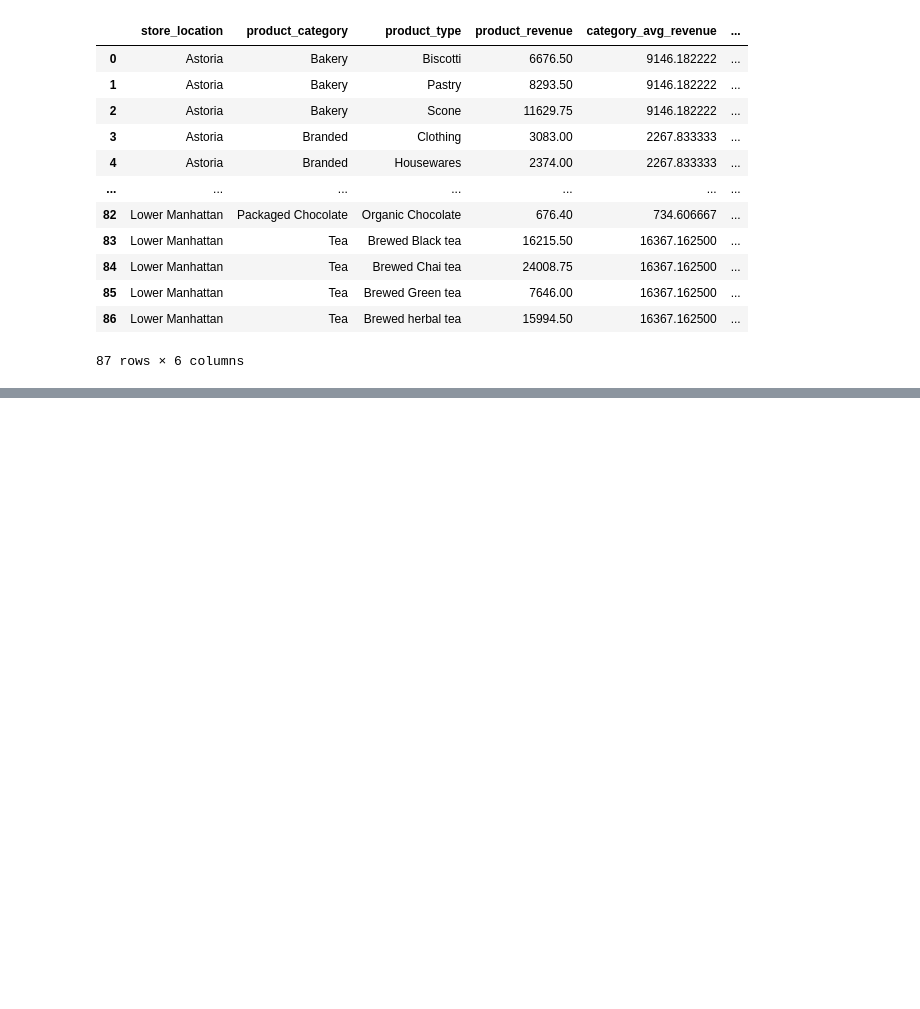
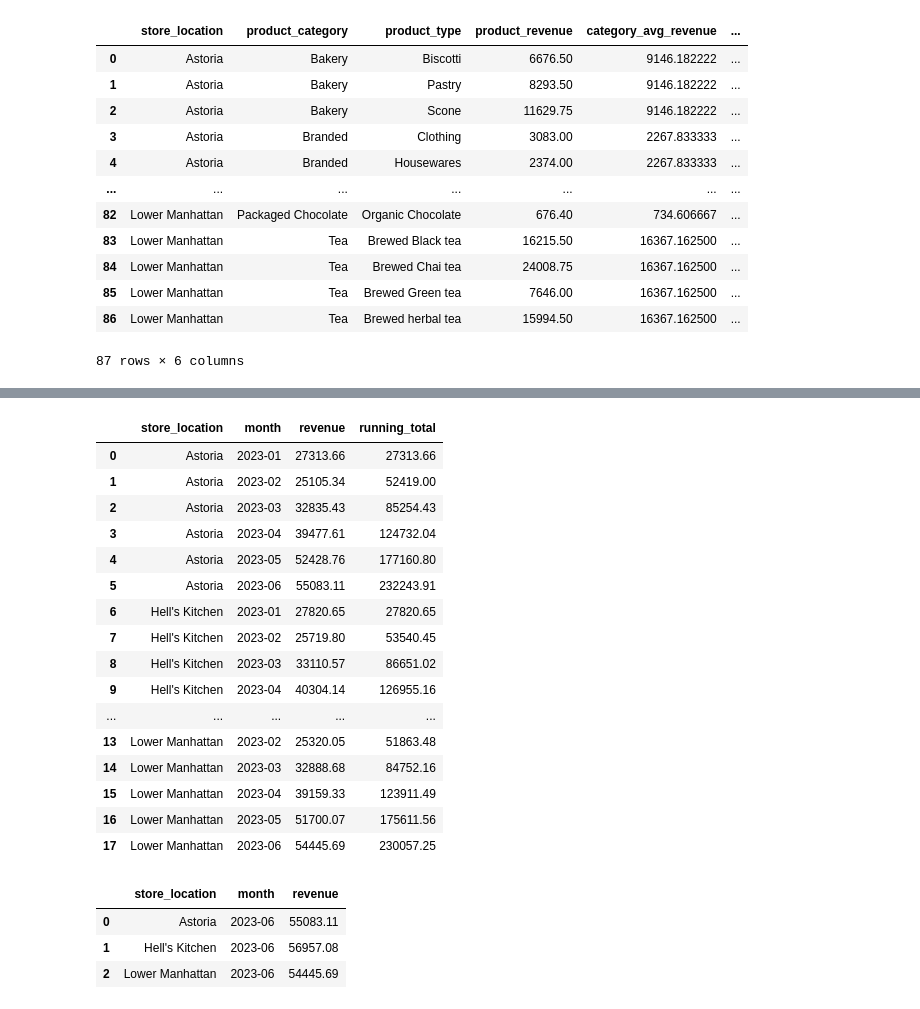
Before and after one commit to fairozkhanofficial/SQL-practice, a Jupyter notebook: SQL_Practice.ipynb, the cells around one changed output, grey strips where cells are left out. Cells and saved outputs as stored; diff of their text form; code cells hidden in the pictures; blank space fills up the shorter version.

Commit message:
add cert-prep queries: monthly revenue, running totals, CTE rankings

```diff
--- a/SQL_Practice.ipynb
+++ b/SQL_Practice.ipynb
@@ -346,0 +427,78 @@ JOIN category_avg_cte c
+# %%
+# Running Total Revenue Per Store By Month
+run("""WITH monthly_revenue AS
+(
+    SELECT
+        store_location,
+        strftime('%Y-%m', transaction_date) AS month,
+        SUM(revenue) AS revenue
+    FROM coffee
+    GROUP BY
+        store_location,
+        strftime('%Y-%m', transaction_date)
+)
+
+SELECT
+    store_location,
+    month,
+    revenue,
+    SUM(revenue)
+        OVER(
+            PARTITION BY store_location
+            ORDER BY month
+        ) AS running_total
+FROM monthly_revenue""")
+# %% [output]
+|  | store_location | month | revenue | running_total |
+| 0 | Astoria | 2023-01 | 27313.66 | 27313.66 |
+| 1 | Astoria | 2023-02 | 25105.34 | 52419.00 |
+| 2 | Astoria | 2023-03 | 32835.43 | 85254.43 |
+| 3 | Astoria | 2023-04 | 39477.61 | 124732.04 |
+| 4 | Astoria | 2023-05 | 52428.76 | 177160.80 |
+| 5 | Astoria | 2023-06 | 55083.11 | 232243.91 |
+| 6 | Hell's Kitchen | 2023-01 | 27820.65 | 27820.65 |
+| 7 | Hell's Kitchen | 2023-02 | 25719.80 | 53540.45 |
+| 8 | Hell's Kitchen | 2023-03 | 33110.57 | 86651.02 |
+| 9 | Hell's Kitchen | 2023-04 | 40304.14 | 126955.16 |
+| ... | ... | ... | ... | ... |
+| 13 | Lower Manhattan | 2023-02 | 25320.05 | 51863.48 |
+| 14 | Lower Manhattan | 2023-03 | 32888.68 | 84752.16 |
+| 15 | Lower Manhattan | 2023-04 | 39159.33 | 123911.49 |
+| 16 | Lower Manhattan | 2023-05 | 51700.07 | 175611.56 |
+| 17 | Lower Manhattan | 2023-06 | 54445.69 | 230057.25 |
+# %%
+# Highest Revenue Month For Each Store
+run("""WITH monthly_revenue AS
+(
+    SELECT
+        store_location,
+        strftime('%Y-%m', transaction_date) AS month,
+        SUM(revenue) AS revenue
+    FROM coffee
+    GROUP BY
+        store_location,
+        strftime('%Y-%m', transaction_date)
+),
+
+ranked_months AS
+(
+    SELECT
+        *,
+        RANK() OVER(
+            PARTITION BY store_location
+            ORDER BY revenue DESC
+        ) AS rnk
+    FROM monthly_revenue
+)
+
+SELECT
+    store_location,
+    month,
+    revenue
+FROM ranked_months
+WHERE rnk = 1""")
+# %% [output]
+|  | store_location | month | revenue |
+| 0 | Astoria | 2023-06 | 55083.11 |
+| 1 | Hell's Kitchen | 2023-06 | 56957.08 |
+| 2 | Lower Manhattan | 2023-06 | 54445.69 |
```
Also changed, not shown: parts of 4 cells of this notebook.
